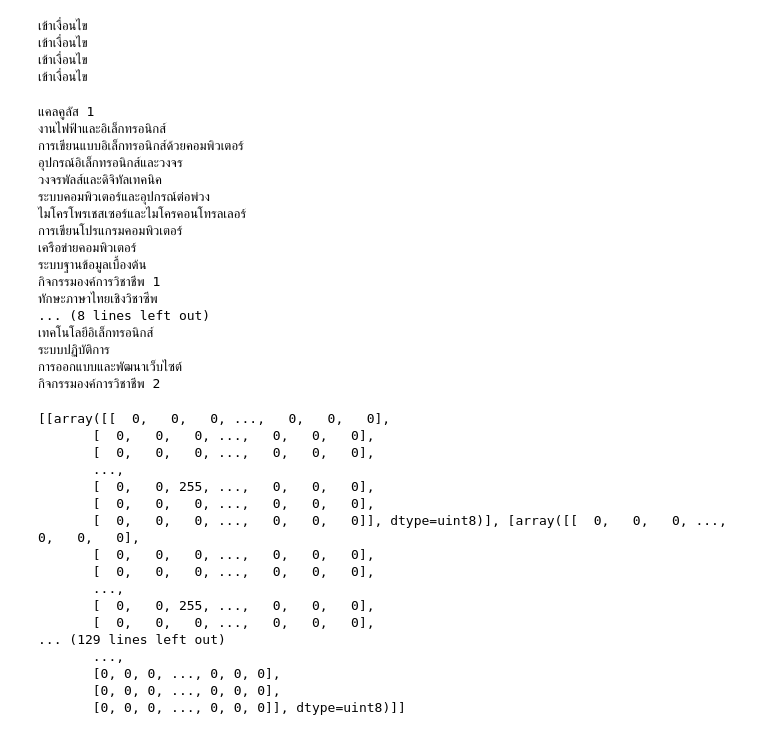
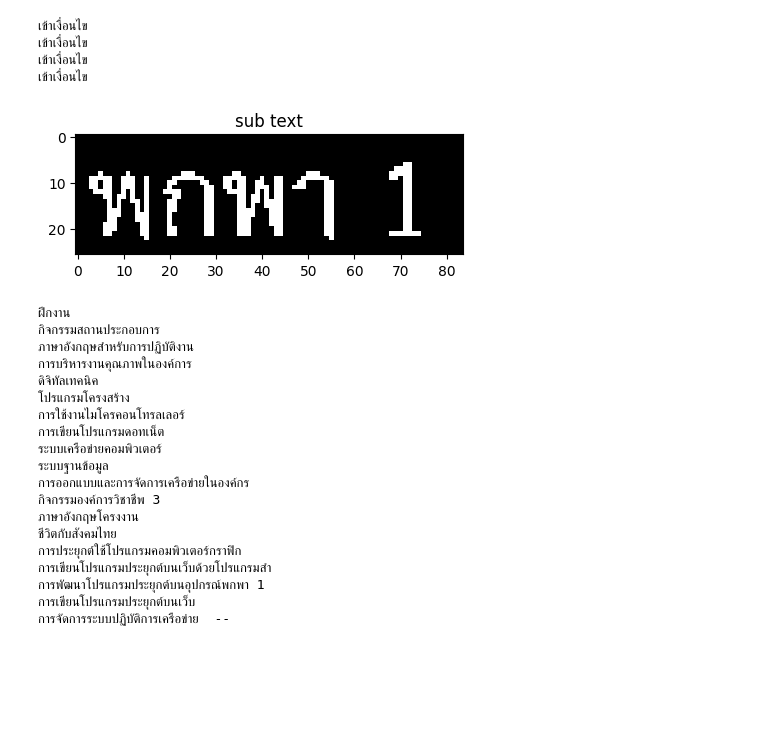
Before and after one commit to kunimpan/ocr-engine-python, a Jupyter notebook: scripts/ocr_transcripts_V6.ipynb, the cells around one changed output. Saved outputs shown, nothing was run; the diff lists cells and outputs as text; code cells hidden in the pictures; blank space fills up the shorter version.

```diff
--- a/scripts/ocr_transcripts_V6.ipynb
+++ b/scripts/ocr_transcripts_V6.ipynb
@@ -545,56 +548,58 @@ text_box_academic_results_2 = predict_text_in_cell(cell_academic_results_2)
 เข้าเงื่อนไข
 เข้าเงื่อนไข
 เข้าเงื่อนไข
+# %%
+plt.figure(figsize=(5,5))
+plt.imshow(cell_subject_name_2[16][1], cmap="gray")
+plt.title(f"sub text")
+plt.show()
+# %% [output]
+[figure, added]
 # %%
+import re
+
 def show_information(array):
     for idx, data in enumerate(array):
         print(data)
 
+def remove_none(my_list):
+    while '' in my_list:
+        my_list.remove('')
+    return my_list
+
+def remove_junk_text(my_list):
+    filtered_list = [item for item in my_list if re.search(r'[ก-ฮa-zA-Z0-9]', item)]
+    return filtered_list
+
 #show_information(text_box_subject_code)
-show_information(text_box_subject_name)
+#show_information(text_box_subject_name)
 #show_information(text_box_credit)
 #show_information(text_box_academic_results)
 #show_information(text_box_subject_code_2)
 #show_information(text_box_subject_name_2)
 #show_information(text_box_credit_2)
 #show_information(text_box_academic_results_2)
+
+show_information(remove_junk_text(text_box_subject_name_2))
 # %% [output]
-แคลคูลัส 1
-งานไฟฟ้าและอิเล็กทรอนิกส์
-การเขียนแบบอิเล็กทรอนิกส์ด้วยคอมพิวเตอร์
-อุปกรณ์อิเล็กทรอนิกส์และวงจร
-วงจรพัลส์และดิจิทัลเทคนิค
-ระบบคอมพิวเตอร์และอุปกรณ์ต่อพ่วง
-ไมโครโพรเชสเซอร์และไมโครคอนโทรลเลอร์
-การเขียนโปรแกรมคอมพิวเตอร์
-เครือข่ายคอมพิวเตอร์
-ระบบฐานข้อมูลเบื้องต้น
-กิจกรรมองค์การวิชาชีพ 1
-ทักษะภาษาไทยเชิงวิชาซีพ
-... (8 lines left out)
-เทคโนโลยีอิเล็กทรอนิกส์
-ระบบปฏิบัติการ
-การออกแบบและพัฒนาเว็บไซต์
-กิจกรรมองค์การวิชาชีพ 2
+ฝึกงาน
+กิจกรรมสถานประกอบการ
+ภาษาอังกฤษสําหรับการปฏิบัติงาน
+การบริหารงานคุณภาพในองค์การ
+ดิจิทัลเทคนิค
+โปรแกรมโครงสร้าง
+การใช้งานไมโครคอนโทรลเลอร์
+การเขียนโปรแกรมดอทเน็ต
+ระบบเครือข่ายคอมพิวเตอร์
+ระบบฐานข้อมูล
+การออกแบบและการจัดการเครือข่ายในองค์กร
+กิจกรรมองค์การวิชาชีพ 3
+ภาษาอังกฤษโครงงาน
+ชีวิตกับสังคมไทย
+การประยุกต์ใช้โปรแกรมคอมพิวเตอร์กราฟิก
+การเขียนโปรแกรมประยุกต์บนเว็บด้วยโปรแกรมสํา
+การพัฒนาโปรแกรมประยุกต์บนอุปกรณ์พกพา 1
+การเขียนโปรแกรมประยุกต์บนเว็บ
+การจัดการระบบปฏิบัติการเครือข่าย  --
 # %%
 combined_list = list(zip(cell_subject_code, cell_subject_name, cell_credit, cell_academic_results))
-# %%
-print(cell_subject_code)
-# %% [output]
-[[array([[  0,   0,   0, ...,   0,   0,   0],
-       [  0,   0,   0, ...,   0,   0,   0],
-       [  0,   0,   0, ...,   0,   0,   0],
-       ...,
-       [  0,   0, 255, ...,   0,   0,   0],
-       [  0,   0,   0, ...,   0,   0,   0],
-       [  0,   0,   0, ...,   0,   0,   0]], dtype=uint8)], [array([[  0,   0,   0, ...,   0,   0,   0],
-       [  0,   0,   0, ...,   0,   0,   0],
-       [  0,   0,   0, ...,   0,   0,   0],
-       ...,
-       [  0,   0, 255, ...,   0,   0,   0],
-       [  0,   0,   0, ...,   0,   0,   0],
-... (129 lines left out)
-       ...,
-       [0, 0, 0, ..., 0, 0, 0],
-       [0, 0, 0, ..., 0, 0, 0],
-       [0, 0, 0, ..., 0, 0, 0]], dtype=uint8)]]
```
Also changed, not shown: parts of 1 cell of this notebook, 27 other files.
